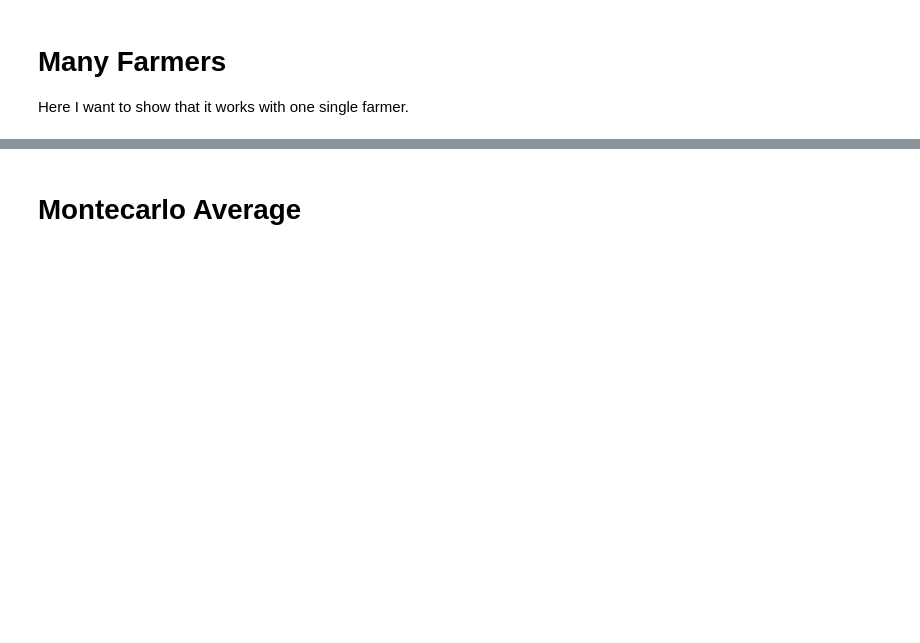
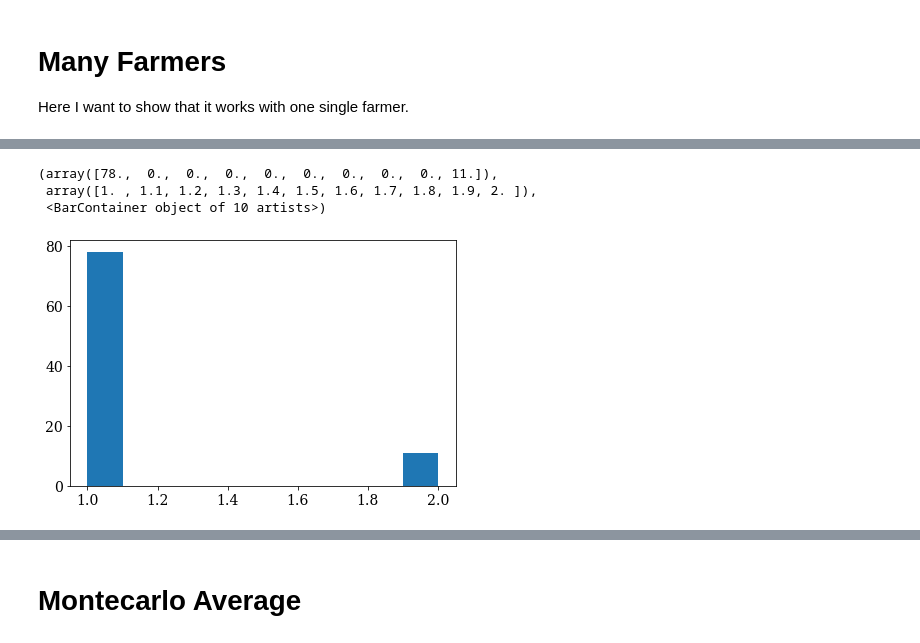
Before and after one commit to PhDEliaMoretti/Upload, a Jupyter notebook: optimization test for Big Model.ipynb, the cells around one changed output, grey strips where cells are left out. Cells and saved outputs as stored; diff of their text form; code cells hidden in the pictures; blank space fills up the shorter version.

```diff
--- a/optimization test for Big Model.ipynb
+++ b/optimization test for Big Model.ipynb
@@ -578,3 +719,10 @@ Text(0.5, 1.0, 'Land per Farmer')
+# %%
+plt.hist(land_per_farmer[-1, active_farmer[-1]])
+# %% [output]
+(array([78.,  0.,  0.,  0.,  0.,  0.,  0.,  0.,  0., 11.]),
+ array([1. , 1.1, 1.2, 1.3, 1.4, 1.5, 1.6, 1.7, 1.8, 1.9, 2. ]),
+ <BarContainer object of 10 artists>)
+[figure, added]
 # %%
 
 fig = plt.figure(figsize=(15,10))
```
Also changed, not shown: parts of 13 cells of this notebook, 1 other file.
